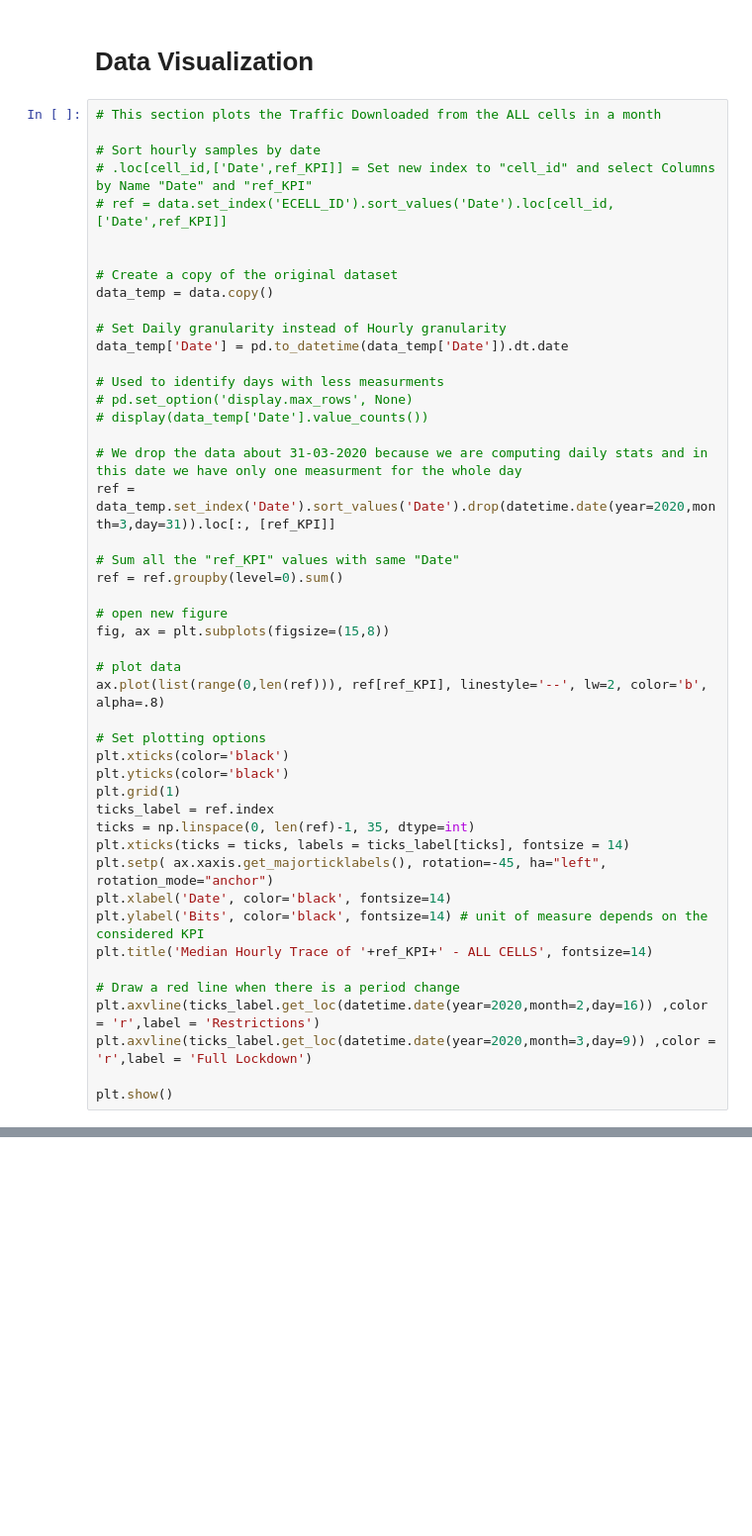
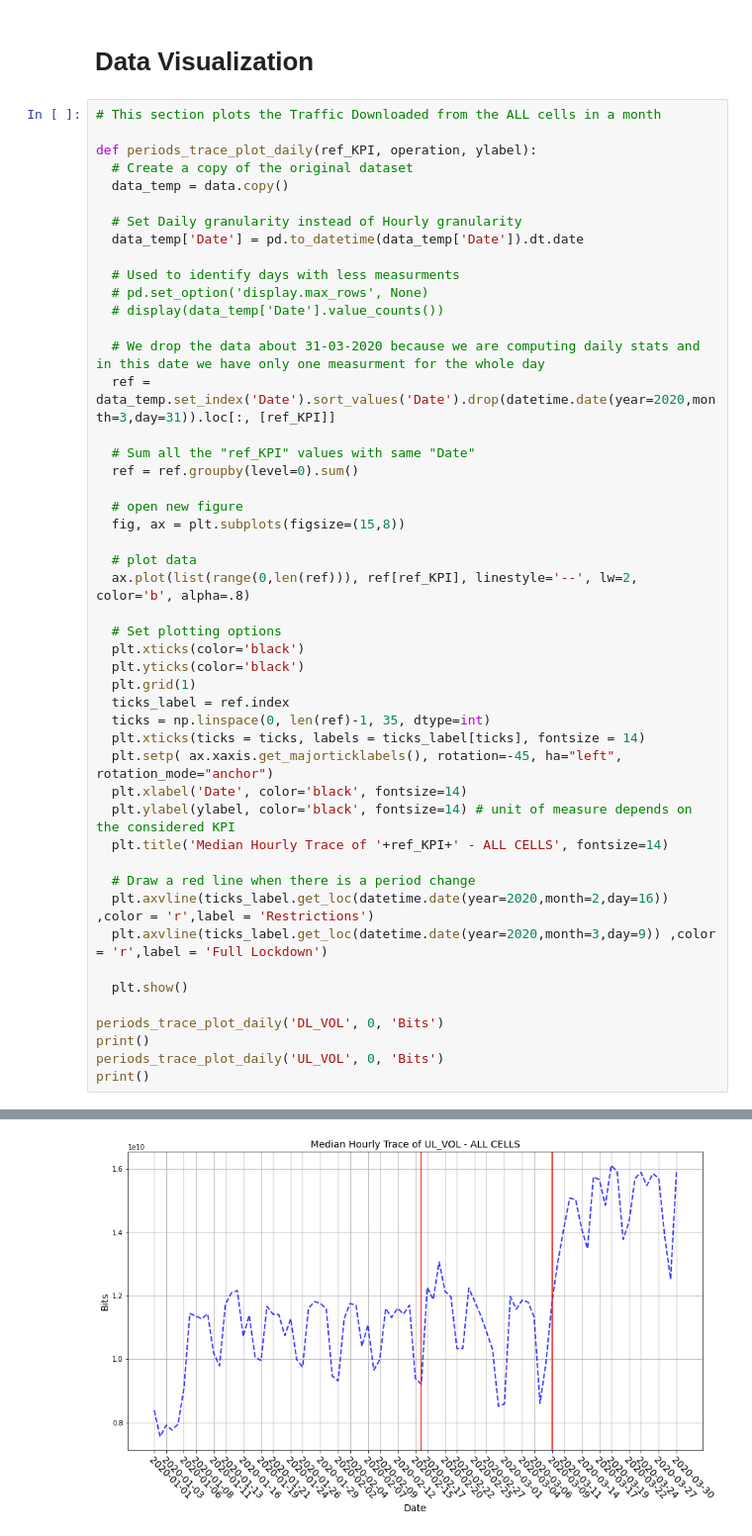
Before and after one commit to Patatone/Analysis-of-the-COVID-19-impact-on-LTE-Networks, a Jupyter notebook: Analysis_of_the_COVID_19_impact_on_LTE_Networks.ipynb, the cells around one changed output, grey strips where cells are left out. Shown at 99% size. Drawn from its saved outputs; the diff is of its cells as text; blank space fills up the shorter version.

```diff
--- a/Analysis_of_the_COVID_19_impact_on_LTE_Networks.ipynb
+++ b/Analysis_of_the_COVID_19_impact_on_LTE_Networks.ipynb
@@ -139,52 +246,54 @@ Number of Full Lockdown data points: 208081
 # %%
 # This section plots the Traffic Downloaded from the ALL cells in a month
 
-# Sort hourly samples by date
-# .loc[cell_id,['Date',ref_KPI]] = Set new index to "cell_id" and select Columns by Name "Date" and "ref_KPI"
-# ref = data.set_index('ECELL_ID').sort_values('Date').loc[cell_id,['Date',ref_KPI]]
+def periods_trace_plot_daily(ref_KPI, operation, ylabel):
+  # Create a copy of the original dataset
+  data_temp = data.copy()
 
+  # Set Daily granularity instead of Hourly granularity
+  data_temp['Date'] = pd.to_datetime(data_temp['Date']).dt.date
 
-# Create a copy of the original dataset
-data_temp = data.copy()
+  # Used to identify days with less measurments
+  # pd.set_option('display.max_rows', None)
+  # display(data_temp['Date'].value_counts())
 
-# Set Daily granularity instead of Hourly granularity
-data_temp['Date'] = pd.to_datetime(data_temp['Date']).dt.date
+  # We drop the data about 31-03-2020 because we are computing daily stats and in this date we have only one measurment for the whole day
+  ref = data_temp.set_index('Date').sort_values('Date').drop(datetime.date(year=2020,month=3,day=31)).loc[:, [ref_KPI]]
 
-# Used to identify days with less measurments
-# pd.set_option('display.max_rows', None)
-# display(data_temp['Date'].value_counts())
+  # Sum all the "ref_KPI" values with same "Date"
+  ref = ref.groupby(level=0).sum()
 
-# We drop the data about 31-03-2020 because we are computing daily stats and in this date we have only one measurment for the whole day
-ref = data_temp.set_index('Date').sort_values('Date').drop(datetime.date(year=2020,month=3,day=31)).loc[:, [ref_KPI]]
+  # open new figure
+  fig, ax = plt.subplots(figsize=(15,8))
 
-# Sum all the "ref_KPI" values with same "Date"
-ref = ref.groupby(level=0).sum()
+  # plot data
+  ax.plot(list(range(0,len(ref))), ref[ref_KPI], linestyle='--', lw=2, color='b', alpha=.8)
 
-# open new figure
-fig, ax = plt.subplots(figsize=(15,8))
+  # Set plotting options
+  plt.xticks(color='black')
+  plt.yticks(color='black')
+  plt.grid(1)
+  ticks_label = ref.index
+  ticks = np.linspace(0, len(ref)-1, 35, dtype=int)
+  plt.xticks(ticks = ticks, labels = ticks_label[ticks], fontsize = 14)
+  plt.setp( ax.xaxis.get_majorticklabels(), rotation=-45, ha="left", rotation_mode="anchor")
+  plt.xlabel('Date', color='black', fontsize=14)
+  plt.ylabel(ylabel, color='black', fontsize=14) # unit of measure depends on the considered KPI
+  plt.title('Median Hourly Trace of '+ref_KPI+' - ALL CELLS', fontsize=14)
 
-# plot data
-ax.plot(list(range(0,len(ref))), ref[ref_KPI], linestyle='--', lw=2, color='b', alpha=.8)
+  # Draw a red line when there is a period change
+  plt.axvline(ticks_label.get_loc(datetime.date(year=2020,month=2,day=16)) ,color = 'r',label = 'Restrictions')
+  plt.axvline(ticks_label.get_loc(datetime.date(year=2020,month=3,day=9)) ,color = 'r',label = 'Full Lockdown')
 
-# Set plotting options
-plt.xticks(color='black')
-plt.yticks(color='black')
-plt.grid(1)
-ticks_label = ref.index
-ticks = np.linspace(0, len(ref)-1, 35, dtype=int)
-plt.xticks(ticks = ticks, labels = ticks_label[ticks], fontsize = 14)
-plt.setp( ax.xaxis.get_majorticklabels(), rotation=-45, ha="left", rotation_mode="anchor")
-plt.xlabel('Date', color='black', fontsize=14)
-plt.ylabel('Bits', color='black', fontsize=14) # unit of measure depends on the considered KPI
-plt.title('Median Hourly Trace of '+ref_KPI+' - ALL CELLS', fontsize=14)
+  plt.show()
 
-# Draw a red line when there is a period change
-plt.axvline(ticks_label.get_loc(datetime.date(year=2020,month=2,day=16)) ,color = 'r',label = 'Restrictions')
-plt.axvline(ticks_label.get_loc(datetime.date(year=2020,month=3,day=9)) ,color = 'r',label = 'Full Lockdown')
-
-plt.show()
+periods_trace_plot_daily('DL_VOL', 0, 'Bits')
+print()
+periods_trace_plot_daily('UL_VOL', 0, 'Bits')
+print()
 # %% [output]
 [figure]
+[figure, added]
 # %%
 # Cell rappresentation with Geopandas
 geo_data = geopandas.GeoDataFrame(locations, geometry=geopandas.points_from_xy(locations.LONG_X, locations.LAT_Y))
```
Also changed, not shown: parts of 13 cells of this notebook.
